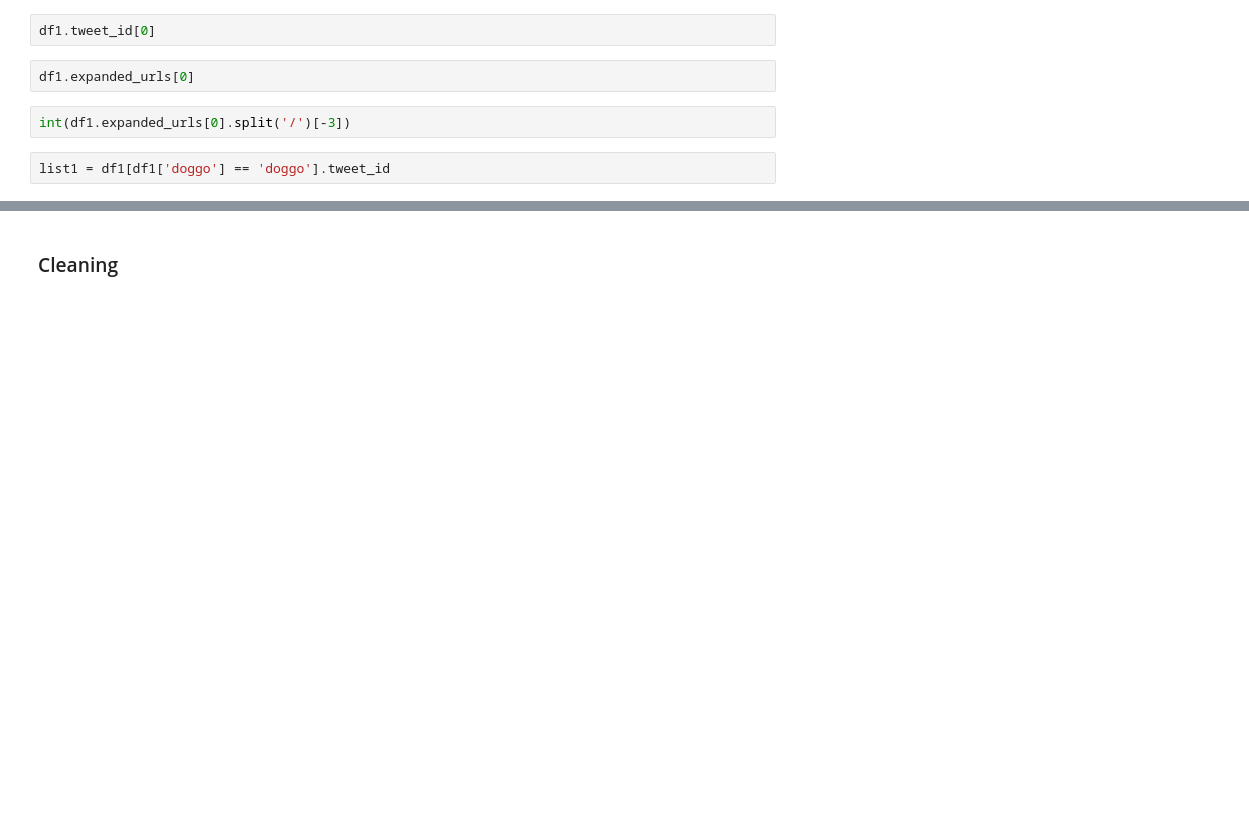
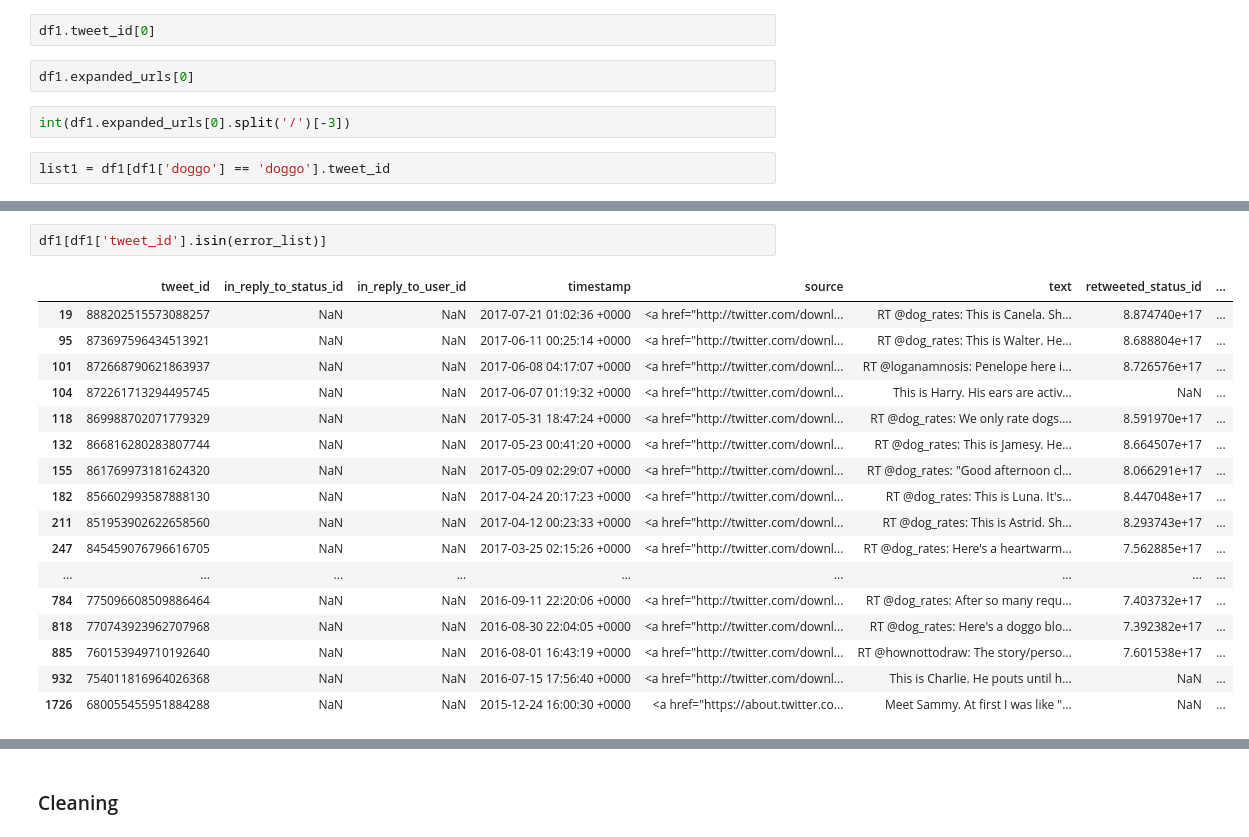
Before and after one commit to deepaksithu/Twitter_Archive_Analysis_Project, a Jupyter notebook: wrangle_act.ipynb, the cells around one changed output, grey strips where cells are left out. Cells and saved outputs as stored; diff of their text form; blank space fills up the shorter version.

```diff
--- a/wrangle_act.ipynb
+++ b/wrangle_act.ipynb
@@ -424,0 +365,20 @@ This is a western brown Mitsubishi terrier. Upset about leaf. Actually 2 dogs he
+# %%
+df1[df1['tweet_id'].isin(error_list)]
+# %% [output]
+|  | tweet_id | in_reply_to_status_id | in_reply_to_user_id | timestamp | source | text | retweeted_status_id | ... |
+| 19 | 888202515573088257 | NaN | NaN | 2017-07-21 01:02:36 +0000 | <a href="http://twitter.com/downl... | RT @dog_rates: This is Canela. Sh... | 8.874740e+17 | ... |
+| 95 | 873697596434513921 | NaN | NaN | 2017-06-11 00:25:14 +0000 | <a href="http://twitter.com/downl... | RT @dog_rates: This is Walter. He... | 8.688804e+17 | ... |
+| 101 | 872668790621863937 | NaN | NaN | 2017-06-08 04:17:07 +0000 | <a href="http://twitter.com/downl... | RT @loganamnosis: Penelope here i... | 8.726576e+17 | ... |
+| 104 | 872261713294495745 | NaN | NaN | 2017-06-07 01:19:32 +0000 | <a href="http://twitter.com/downl... | This is Harry. His ears are activ... | NaN | ... |
+| 118 | 869988702071779329 | NaN | NaN | 2017-05-31 18:47:24 +0000 | <a href="http://twitter.com/downl... | RT @dog_rates: We only rate dogs.... | 8.591970e+17 | ... |
+| 132 | 866816280283807744 | NaN | NaN | 2017-05-23 00:41:20 +0000 | <a href="http://twitter.com/downl... | RT @dog_rates: This is Jamesy. He... | 8.664507e+17 | ... |
+| 155 | 861769973181624320 | NaN | NaN | 2017-05-09 02:29:07 +0000 | <a href="http://twitter.com/downl... | RT @dog_rates: "Good afternoon cl... | 8.066291e+17 | ... |
+| 182 | 856602993587888130 | NaN | NaN | 2017-04-24 20:17:23 +0000 | <a href="http://twitter.com/downl... | RT @dog_rates: This is Luna. It's... | 8.447048e+17 | ... |
+| 211 | 851953902622658560 | NaN | NaN | 2017-04-12 00:23:33 +0000 | <a href="http://twitter.com/downl... | RT @dog_rates: This is Astrid. Sh... | 8.293743e+17 | ... |
+| 247 | 845459076796616705 | NaN | NaN | 2017-03-25 02:15:26 +0000 | <a href="http://twitter.com/downl... | RT @dog_rates: Here's a heartwarm... | 7.562885e+17 | ... |
+| ... | ... | ... | ... | ... | ... | ... | ... | ... |
+| 784 | 775096608509886464 | NaN | NaN | 2016-09-11 22:20:06 +0000 | <a href="http://twitter.com/downl... | RT @dog_rates: After so many requ... | 7.403732e+17 | ... |
+| 818 | 770743923962707968 | NaN | NaN | 2016-08-30 22:04:05 +0000 | <a href="http://twitter.com/downl... | RT @dog_rates: Here's a doggo blo... | 7.392382e+17 | ... |
+| 885 | 760153949710192640 | NaN | NaN | 2016-08-01 16:43:19 +0000 | <a href="http://twitter.com/downl... | RT @hownottodraw: The story/perso... | 7.601538e+17 | ... |
+| 932 | 754011816964026368 | NaN | NaN | 2016-07-15 17:56:40 +0000 | <a href="http://twitter.com/downl... | This is Charlie. He pouts until h... | NaN | ... |
+| 1726 | 680055455951884288 | NaN | NaN | 2015-12-24 16:00:30 +0000 | <a href="https://about.twitter.co... | Meet Sammy. At first I was like "... | NaN | ... |
```
Also changed, not shown: parts of 69 cells of this notebook.
